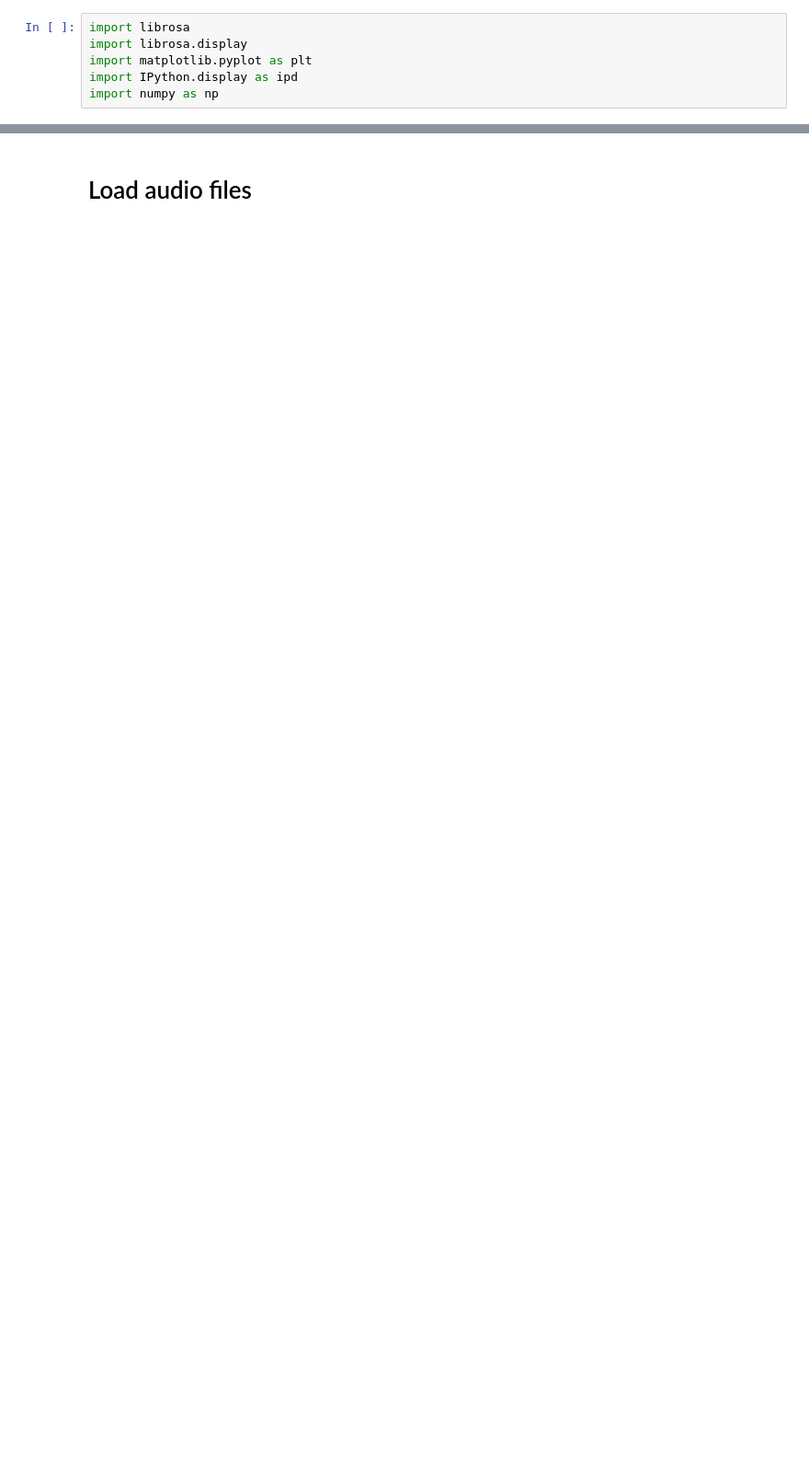
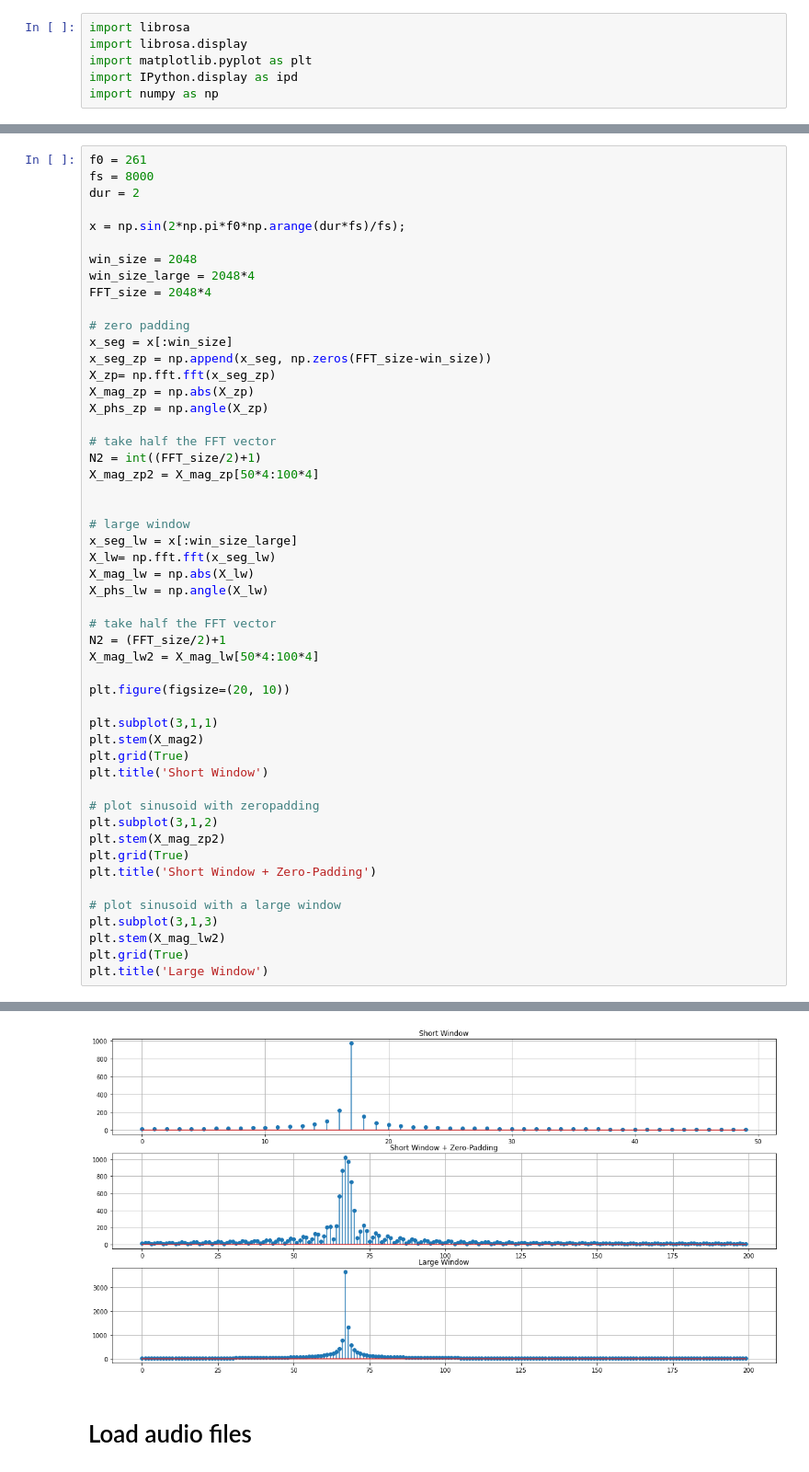
Before and after one commit to juhannam/gct535-2022, a Jupyter notebook: practice/03. DFT and STFT.ipynb, the cells around one changed output, grey strips where cells are left out. Shown at 92% size. Saved outputs shown, nothing was run; the diff lists cells and outputs as text; blank space fills up the shorter version.

```diff
--- a/practice/03. DFT and STFT.ipynb
+++ b/practice/03. DFT and STFT.ipynb
@@ -60,0 +38,52 @@ plt.stem(X_mag[:256])
+# %%
+f0 = 261
+fs = 8000
+dur = 2
+
+x = np.sin(2*np.pi*f0*np.arange(dur*fs)/fs);
+
+win_size = 2048
+win_size_large = 2048*4
+FFT_size = 2048*4
+
+# zero padding
+x_seg = x[:win_size]
+x_seg_zp = np.append(x_seg, np.zeros(FFT_size-win_size))
+X_zp= np.fft.fft(x_seg_zp)
+X_mag_zp = np.abs(X_zp)
+X_phs_zp = np.angle(X_zp)
+
+# take half the FFT vector
+N2 = int((FFT_size/2)+1)
+X_mag_zp2 = X_mag_zp[50*4:100*4]
+
+
+# large window
+x_seg_lw = x[:win_size_large]
+X_lw= np.fft.fft(x_seg_lw)
+X_mag_lw = np.abs(X_lw)
+X_phs_lw = np.angle(X_lw)
+
+# take half the FFT vector
+N2 = (FFT_size/2)+1
+X_mag_lw2 = X_mag_lw[50*4:100*4]
+
+plt.figure(figsize=(20, 10))
+
+plt.subplot(3,1,1)
+plt.stem(X_mag2)
+plt.grid(True)
+plt.title('Short Window')
+
+# plot sinusoid with zeropadding
+plt.subplot(3,1,2)
+plt.stem(X_mag_zp2)
+plt.grid(True)
+plt.title('Short Window + Zero-Padding')
+
+# plot sinusoid with a large window
+plt.subplot(3,1,3)
+plt.stem(X_mag_lw2)
+plt.grid(True)
+plt.title('Large Window')
+# %% [output]
@@ -61,3 +91,4 @@ plt.stem(X_mag[:256])
+[figure, added]
 # %% [markdown]
 # Load audio files
 # %%
```
Also changed, not shown: parts of 8 cells of this notebook, 2 other files.
